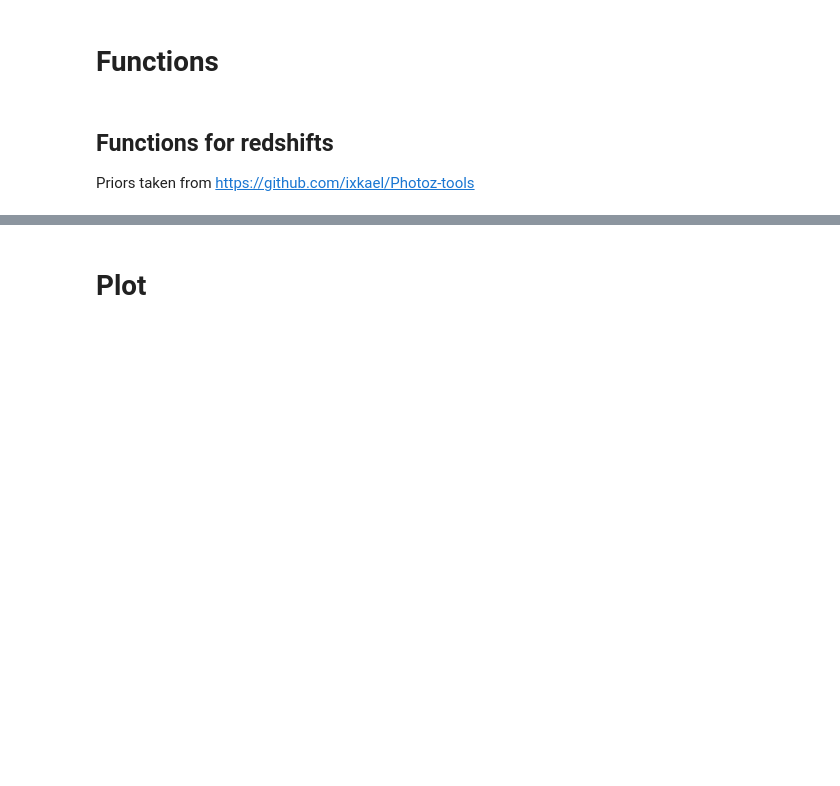
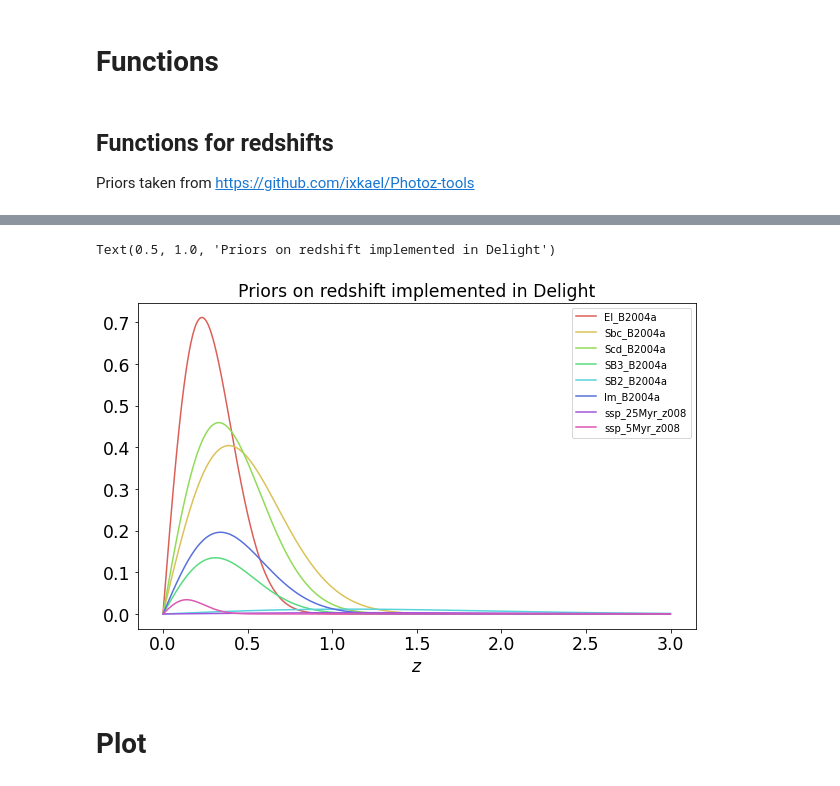
Before and after one commit to sylvielsstfr/MyDockerTools, a Jupyter notebook: UbuntuAnacondaDelightRail/notebooks/analysis_input_rail/Dumphdf5InputFileswithRAIL.ipynb, the cells around one changed output, grey strips where cells are left out. Saved outputs shown, nothing was run; the diff lists cells and outputs as text; code cells hidden in the pictures; blank space fills up the shorter version.

```diff
--- a/UbuntuAnacondaDelightRail/notebooks/analysis_input_rail/Dumphdf5InputFileswithRAIL.ipynb
+++ b/UbuntuAnacondaDelightRail/notebooks/analysis_input_rail/Dumphdf5InputFileswithRAIL.ipynb
@@ -299,0 +340,5 @@ def photoz_lsst_prior(z,imax):
+# %%
+GTypes_names = ["El_B2004a","Sbc_B2004a","Scd_B2004a","SB3_B2004a","SB2_B2004a","Im_B2004a","ssp_25Myr_z008","ssp_5Myr_z008"]
+p_t_array = np.array([0.27 , 0.26 , 0.25 , 0.069 , 0.021 , 0.11 , 0.0061 ,0.0079])
+p_z_t_array = np.array([0.23 , 0.39 , 0.33 , 0.31 , 1.1 , 0.34 , 1.2 , 0.14])
+NGT=len(GTypes_names)
@@ -300,3 +349,26 @@ def photoz_lsst_prior(z,imax):
+# %%
+b_in = p_t_array
+beta2 = p_z_t_array**2
+# %%
+def delight_prior(z,b_in,beta2):
+    p_z = b_in * z / beta2 *  np.exp(-0.5 * z**2 / beta2)
+    return p_z
+# %%
+#sns.set_palette(sns.mpl_palette("winter"))
+#sns.color_palette("hls", NGT)
+sns.set_palette("hls", NGT)
+fig=plt.figure(figsize=(10,6))
+ax=fig.add_subplot(111)
+#colors = ['rosybrown', 'lightcoral', 'indianred', 'brown', 'firebrick', 'maroon','darkred', 'red', 'mystirose', 'salmon', 'tomato', 'darksalmon','coral', 'orangered', 'lightsalmon']
+for idx in np.arange(NGT):
+    ax.plot(z_grid, delight_prior(z_grid,b_in[idx],beta2[idx]),label=GTypes_names[idx])
+ax.legend()
+ax.set_xlabel("$z$")
+title="Priors on redshift implemented in Delight"
+ax.set_title(title)
+# %% [output]
+Text(0.5, 1.0, 'Priors on redshift implemented in Delight')
+[figure, added]
 # %% [markdown]
 # Plot
 # %%
```
Also changed, not shown: parts of 6 cells of this notebook.
